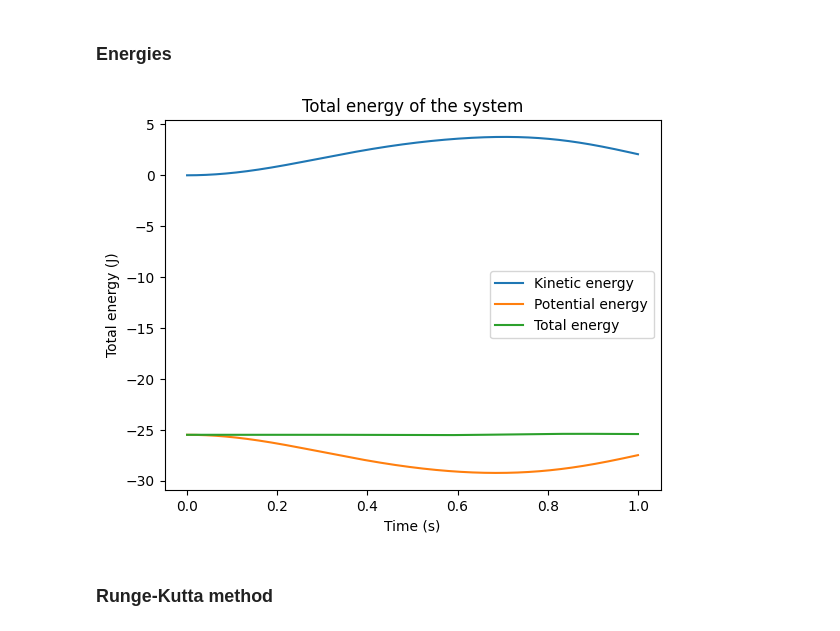
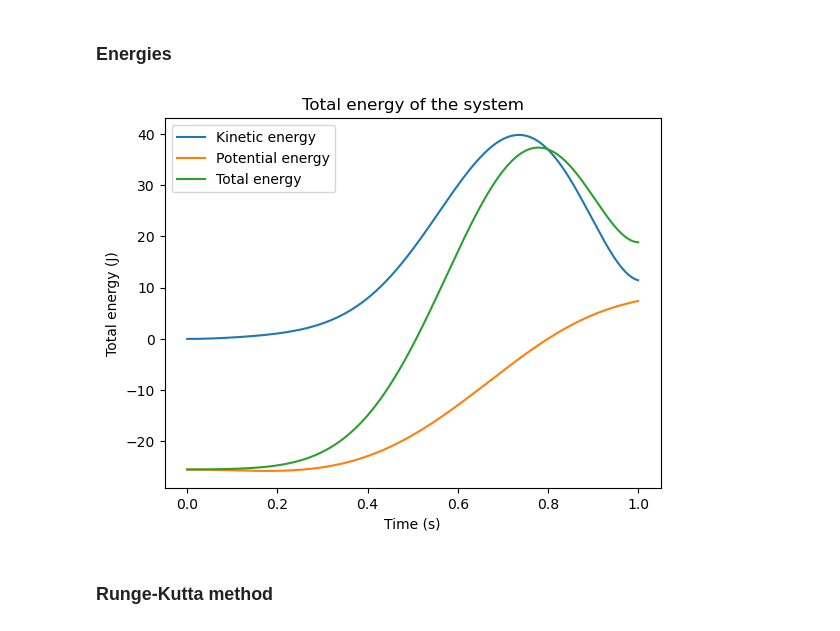
Before and after one commit to Guillaumesyl/Ma322, a Jupyter notebook: Project/BERMOND_CONSTANT_ENGELHARD_SCHAFF_SYLVESTRE.ipynb, the cells around one changed output. Drawn from its saved outputs; the diff is of its cells as text; code cells hidden in the pictures.

```diff
--- a/Project/BERMOND_CONSTANT_ENGELHARD_SCHAFF_SYLVESTRE.ipynb
+++ b/Project/BERMOND_CONSTANT_ENGELHARD_SCHAFF_SYLVESTRE.ipynb
@@ -57,15 +39,15 @@ def F(Y, l1, l2, m1, m2):
 # %%
-def Euler(Y, h, l1, l2, m1, m2):
-    return Y + h * F(Y, l1, l2, m1, m2)
+def Euler(t, Y, h):
+    return Y + h * function(t,Y)
 # %%
-def solve(Y0, h, l1, l2, m1, m2, N):
+def solve(Y0, h, N):
     # Initialize the list of solutions with the initial condition
     Ys = [Y0]
 
     # Loop over all time steps
     for n in range(N):
         # Calculate the state at the next time step using the Euler method
-        Y_next = Euler(Ys[-1], h, l1, l2, m1, m2)
+        Y_next = Euler(n, Ys[-1],h)
         # Append the new state to the list of solutions
         Ys.append(Y_next)
 
@@ -80,7 +62,7 @@ T = 2
 h = T / N  #
 
 # Calculate the state at each time step
-Ys = solve(Y0, h, l1, l2, m1, m2, N)
+Ys = solve(Y0, h, N)
 
 # Extract the angles of the two pendulums
 theta1 = [Y[0] for Y in Ys]
@@ -187,35 +169,35 @@ def energyPlot(Ys, m1, m2, l1, l2):
     ET_list = [Energy_compute(Y, m1, m2, l1, l2) for Y in Ys]
 
 
     # Create a time array
     t = np.arange(len(Ys)) * h
 
     # Plot the total energy as a function of time
     plt.figure()
     plt.plot(t, Ec_list, label='Kinetic energy')
     plt.plot(t, Ep_list, label='Potential energy')
     plt.plot(t, ET_list, label='Total energy')
     plt.xlabel('Time (s)')
     plt.ylabel('Total energy (J)')
     plt.title('Total energy of the system')
     plt.legend()
     plt.show()
 
 # Given parameters
 m1 = m2 = 1  # kg
 l1 = l2 = 1  # m
 Y0 = np.array([np.pi/6, np.pi/6, 0, 0])  # initial state
 N = 10**3  # number of time steps
 T = 1  # s
 h = T / N  # time step size
 
 # Calculate the state at each time step using the Euler method
-Ys = solve(Y0, h, l1, l2, m1, m2, N)
+Ys = solve(Y0, h, N)
 
 # Calculate and plot the total energy
 energyPlot(Ys, m1, m2, l1, l2)
 # %% [output]
-[figure, old version]
+[figure, new version]
 # %% [markdown]
 ### Runge-Kutta method
 # %%
```
Also changed, not shown: parts of 9 cells of this notebook, 1 other file.
